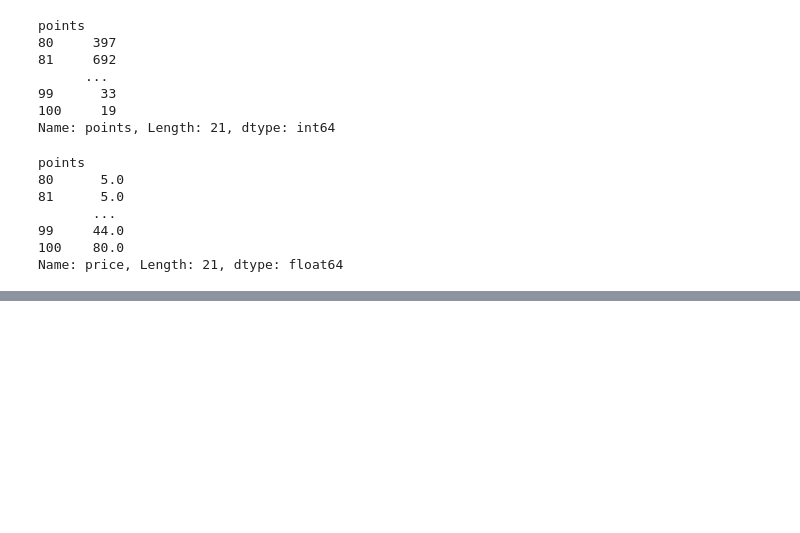
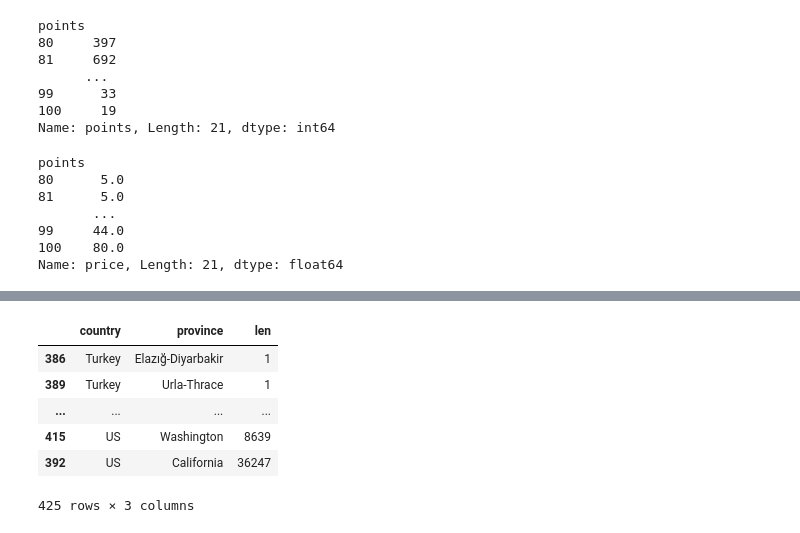
Before and after one commit to GTD2401-ACD-GA-AD25/03-pandas-ricardo-qm, a Jupyter notebook: 04. GroupSort.ipynb, the cells around one changed output, grey strips where cells are left out. Drawn from its saved outputs; the diff is of its cells as text; code cells hidden in the pictures; blank space fills up the shorter version.

```diff
--- a/04. GroupSort.ipynb
+++ b/04. GroupSort.ipynb
@@ -28,0 +92,11 @@ Name: price, Length: 21, dtype: float64
+# %%
+countries_reviewed = countries_reviewed.reset_index()
+countries_reviewed.sort_values(by='len')
+# %% [output]
+|  | country | province | len |
+| 386 | Turkey | Elazığ-Diyarbakir | 1 |
+| 389 | Turkey | Urla-Thrace | 1 |
+| ... | ... | ... | ... |
+| 415 | US | Washington | 8639 |
+| 392 | US | California | 36247 |
+425 rows × 3 columns
```
Also changed, not shown: parts of 11 cells of this notebook.
